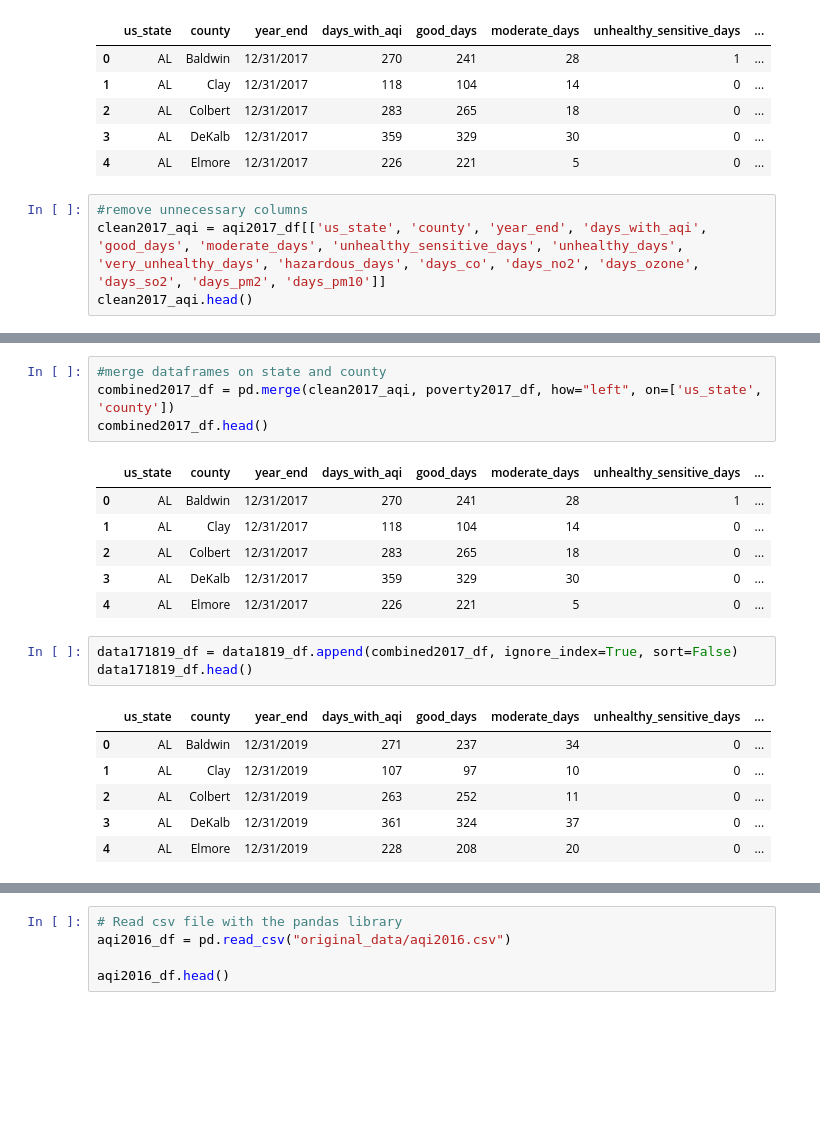
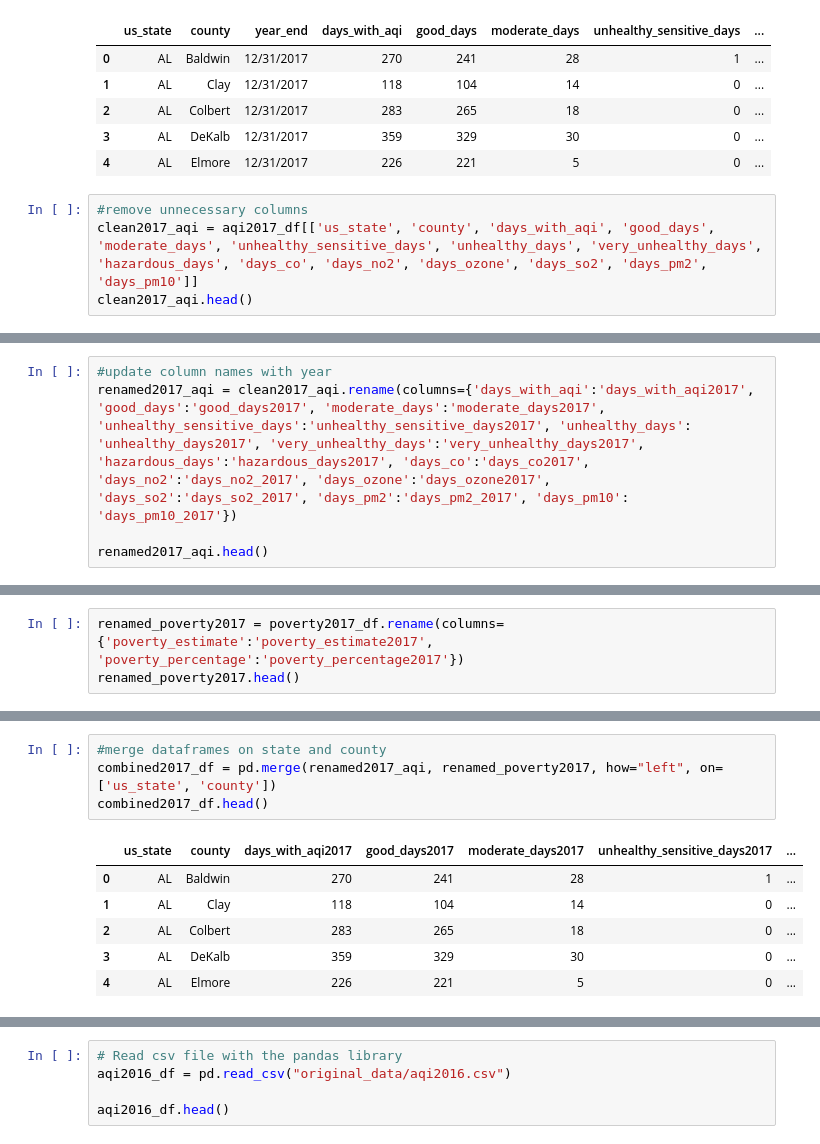
Before and after one commit to sarahheavner/Project2, a Jupyter notebook: combine_data.ipynb, the cells around one changed output, grey strips where cells are left out. Saved outputs shown, nothing was run; the diff lists cells and outputs as text; blank space fills up the shorter version.

```diff
--- a/combine_data.ipynb
+++ b/combine_data.ipynb
@@ -115,6 +160,6 @@ aqi2017_df.head()
 | 4 | AL | Elmore | 12/31/2017 | 226 | 221 | 5 | 0 | ... |
 # %%
 #remove unnecessary columns
-clean2017_aqi = aqi2017_df[['us_state', 'county', 'year_end', 'days_with_aqi', 'good_days', 'moderate_days', 'unhealthy_sensitive_days', 'unhealthy_days', 'very_unhealthy_days', 'hazardous_days', 'days_co', 'days_no2', 'days_ozone', 'days_so2', 'days_pm2', 'days_pm10']]
+clean2017_aqi = aqi2017_df[['us_state', 'county', 'days_with_aqi', 'good_days', 'moderate_days', 'unhealthy_sensitive_days', 'unhealthy_days', 'very_unhealthy_days', 'hazardous_days', 'days_co', 'days_no2', 'days_ozone', 'days_so2', 'days_pm2', 'days_pm10']]
 clean2017_aqi.head()
 # %% [output]
@@ -126,0 +172,5 @@ clean2017_aqi.head()
+# %%
+#update column names with year
+renamed2017_aqi = clean2017_aqi.rename(columns={'days_with_aqi':'days_with_aqi2017', 'good_days':'good_days2017', 'moderate_days':'moderate_days2017', 'unhealthy_sensitive_days':'unhealthy_sensitive_days2017', 'unhealthy_days': 'unhealthy_days2017', 'very_unhealthy_days':'very_unhealthy_days2017', 'hazardous_days':'hazardous_days2017', 'days_co':'days_co2017', 'days_no2':'days_no2_2017', 'days_ozone':'days_ozone2017', 'days_so2':'days_so2_2017', 'days_pm2':'days_pm2_2017', 'days_pm10': 'days_pm10_2017'})
+
+renamed2017_aqi.head()
@@ -138,0 +196,3 @@ poverty2017_df.head()
+# %%
+renamed_poverty2017 = poverty2017_df.rename(columns={'poverty_estimate':'poverty_estimate2017', 'poverty_percentage':'poverty_percentage2017'})
+renamed_poverty2017.head()
@@ -139,21 +206,11 @@ poverty2017_df.head()
 # %%
 #merge dataframes on state and county
-combined2017_df = pd.merge(clean2017_aqi, poverty2017_df, how="left", on=['us_state', 'county'])
+combined2017_df = pd.merge(renamed2017_aqi, renamed_poverty2017, how="left", on=['us_state', 'county'])
 combined2017_df.head()
 # %% [output]
-|  | us_state | county | year_end | days_with_aqi | good_days | moderate_days | unhealthy_sensitive_days | ... |
-| 0 | AL | Baldwin | 12/31/2017 | 270 | 241 | 28 | 1 | ... |
-| 1 | AL | Clay | 12/31/2017 | 118 | 104 | 14 | 0 | ... |
-| 2 | AL | Colbert | 12/31/2017 | 283 | 265 | 18 | 0 | ... |
-| 3 | AL | DeKalb | 12/31/2017 | 359 | 329 | 30 | 0 | ... |
-| 4 | AL | Elmore | 12/31/2017 | 226 | 221 | 5 | 0 | ... |
+|  | us_state | county | days_with_aqi2017 | good_days2017 | moderate_days2017 | unhealthy_sensitive_days2017 | ... |
+| 0 | AL | Baldwin | 270 | 241 | 28 | 1 | ... |
+| 1 | AL | Clay | 118 | 104 | 14 | 0 | ... |
+| 2 | AL | Colbert | 283 | 265 | 18 | 0 | ... |
+| 3 | AL | DeKalb | 359 | 329 | 30 | 0 | ... |
+| 4 | AL | Elmore | 226 | 221 | 5 | 0 | ... |
-# %%
-data171819_df = data1819_df.append(combined2017_df, ignore_index=True, sort=False)
-data171819_df.head()
-# %% [output]
-|  | us_state | county | year_end | days_with_aqi | good_days | moderate_days | unhealthy_sensitive_days | ... |
-| 0 | AL | Baldwin | 12/31/2019 | 271 | 237 | 34 | 0 | ... |
-| 1 | AL | Clay | 12/31/2019 | 107 | 97 | 10 | 0 | ... |
-| 2 | AL | Colbert | 12/31/2019 | 263 | 252 | 11 | 0 | ... |
-| 3 | AL | DeKalb | 12/31/2019 | 361 | 324 | 37 | 0 | ... |
-| 4 | AL | Elmore | 12/31/2019 | 228 | 208 | 20 | 0 | ... |
```
Also changed, not shown: parts of 25 cells of this notebook, 3 other files.
